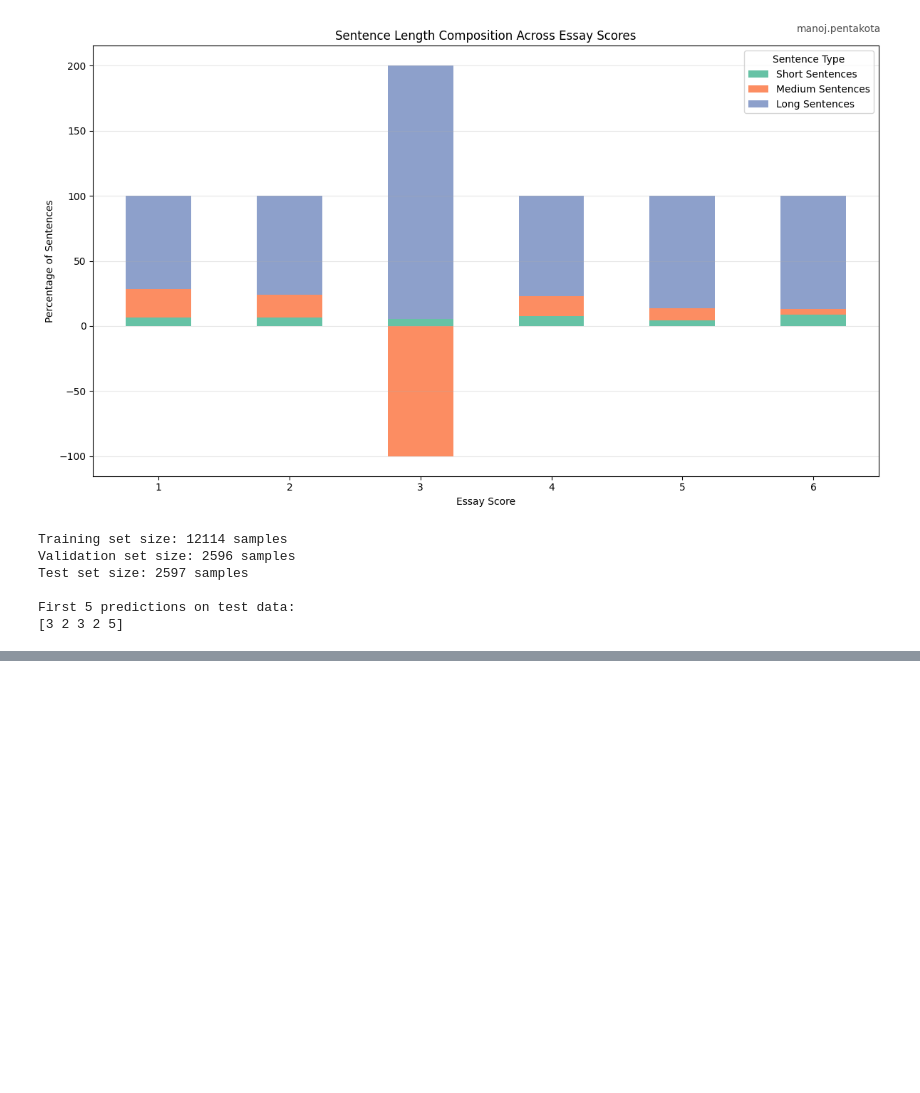
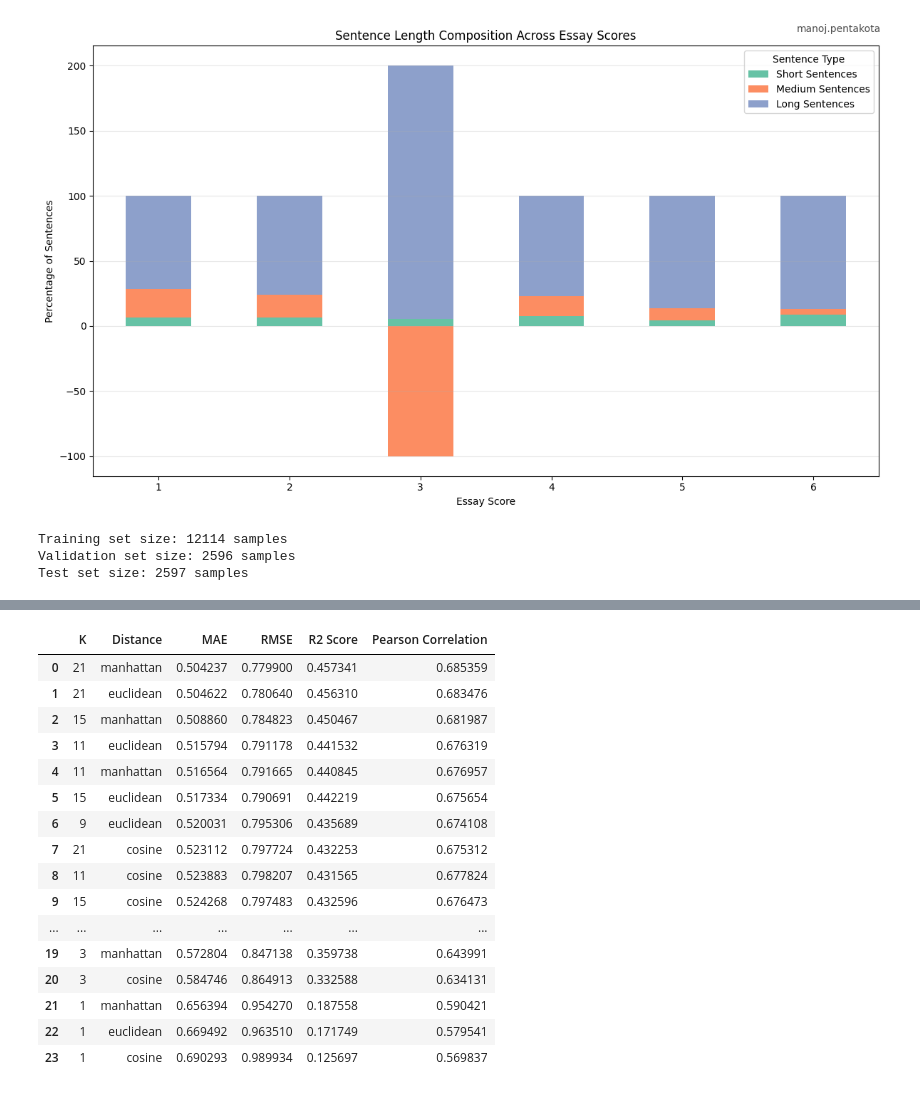
Before and after one commit to suryamanoj4/SMAI-A1, a Jupyter notebook: SMAI_A1.ipynb, the cells around one changed output, grey strips where cells are left out. Saved outputs shown, nothing was run; the diff lists cells and outputs as text; code cells hidden in the pictures; blank space fills up the shorter version.

Commit message:
feat: implement evaluations and ablation study with hyper parameters - replaces initial uniform average to weighted distance average

```diff
--- a/SMAI_A1.ipynb
+++ b/SMAI_A1.ipynb
@@ -436,19 +496,49 @@ X_train, y_train, X_val, y_val, X_test, y_test = dataset.train_val_test_split(
 print(f"Training set size: {len(X_train)} samples")
 print(f"Validation set size: {len(X_val)} samples")
 print(f"Test set size: {len(X_test)} samples")
-
-# Initialize and fit your custom KNN model with the training data
-knn_model = KNN(k=3, distance='euclidean')
-knn_model.fit(X_train, y_train)
-
-# Predict scores for the test essays
-predictions_on_test = knn_model.predict(X_test)
-print("\nFirst 5 predictions on test data:")
-print(predictions_on_test[:5])
 # %% [output]
 Training set size: 12114 samples
 Validation set size: 2596 samples
 Test set size: 2597 samples
-
-First 5 predictions on test data:
-[3 2 3 2 5]
+# %%
+k_values = [1, 3, 5, 7, 9, 11, 15, 21]
+distance_metrics = ['euclidean', 'manhattan', 'cosine']
+
+# Initialize the Evaluation class
+evaluator = Evaluation()
+
+results = []
+
+for k in k_values:
+    for dist_metric in distance_metrics:
+        print(f"Testing K={k}, Distance='{dist_metric}'...")
+
+        # Initialize and fit the KNN model
+        knn_model = KNN(k=k, distance=dist_metric)
+        knn_model.fit(X_train, y_train)
+
+        # Make predictions on the validation set
+        y_pred_val = knn_model.predict(X_val)
+
+        # Calculate evaluation metrics
+        mae = evaluator.calculate_mae(y_val, y_pred_val)
+        rmse = evaluator.calculate_rmse(y_val, y_pred_val)
+        r2 = evaluator.calculate_r2_score(y_val, y_pred_val)
+        pearson_corr = evaluator.calculate_pearson_correlation(y_val, y_pred_val)
+
+        # Store results
+        results.append({
+            'K': k,
+            'Distance': dist_metric,
+            'MAE': mae,
+            'RMSE': rmse,
+            'R2 Score': r2,
+            'Pearson Correlation': pearson_corr
+        })
+# Convert results to a DataFrame for better readability
+results_df = pd.DataFrame(results)
+
+# Sort by MAE (lower is better) to easily find the best models
+results_df_sorted = results_df.sort_values(by='MAE').reset_index(drop=True)
+display(results_df_sorted)
+# %% [output]
@@ -454,0 +562,17 @@ First 5 predictions on test data:
+|  | K | Distance | MAE | RMSE | R2 Score | Pearson Correlation |
+| 0 | 21 | manhattan | 0.504237 | 0.779900 | 0.457341 | 0.685359 |
+| 1 | 21 | euclidean | 0.504622 | 0.780640 | 0.456310 | 0.683476 |
+| 2 | 15 | manhattan | 0.508860 | 0.784823 | 0.450467 | 0.681987 |
+| 3 | 11 | euclidean | 0.515794 | 0.791178 | 0.441532 | 0.676319 |
+| 4 | 11 | manhattan | 0.516564 | 0.791665 | 0.440845 | 0.676957 |
+| 5 | 15 | euclidean | 0.517334 | 0.790691 | 0.442219 | 0.675654 |
+| 6 | 9 | euclidean | 0.520031 | 0.795306 | 0.435689 | 0.674108 |
+| 7 | 21 | cosine | 0.523112 | 0.797724 | 0.432253 | 0.675312 |
+| 8 | 11 | cosine | 0.523883 | 0.798207 | 0.431565 | 0.677824 |
+| 9 | 15 | cosine | 0.524268 | 0.797483 | 0.432596 | 0.676473 |
+| ... | ... | ... | ... | ... | ... | ... |
+| 19 | 3 | manhattan | 0.572804 | 0.847138 | 0.359738 | 0.643991 |
+| 20 | 3 | cosine | 0.584746 | 0.864913 | 0.332588 | 0.634131 |
+| 21 | 1 | manhattan | 0.656394 | 0.954270 | 0.187558 | 0.590421 |
+| 22 | 1 | euclidean | 0.669492 | 0.963510 | 0.171749 | 0.579541 |
+| 23 | 1 | cosine | 0.690293 | 0.989934 | 0.125697 | 0.569837 |
```
Also changed, not shown: parts of 6 cells of this notebook.
